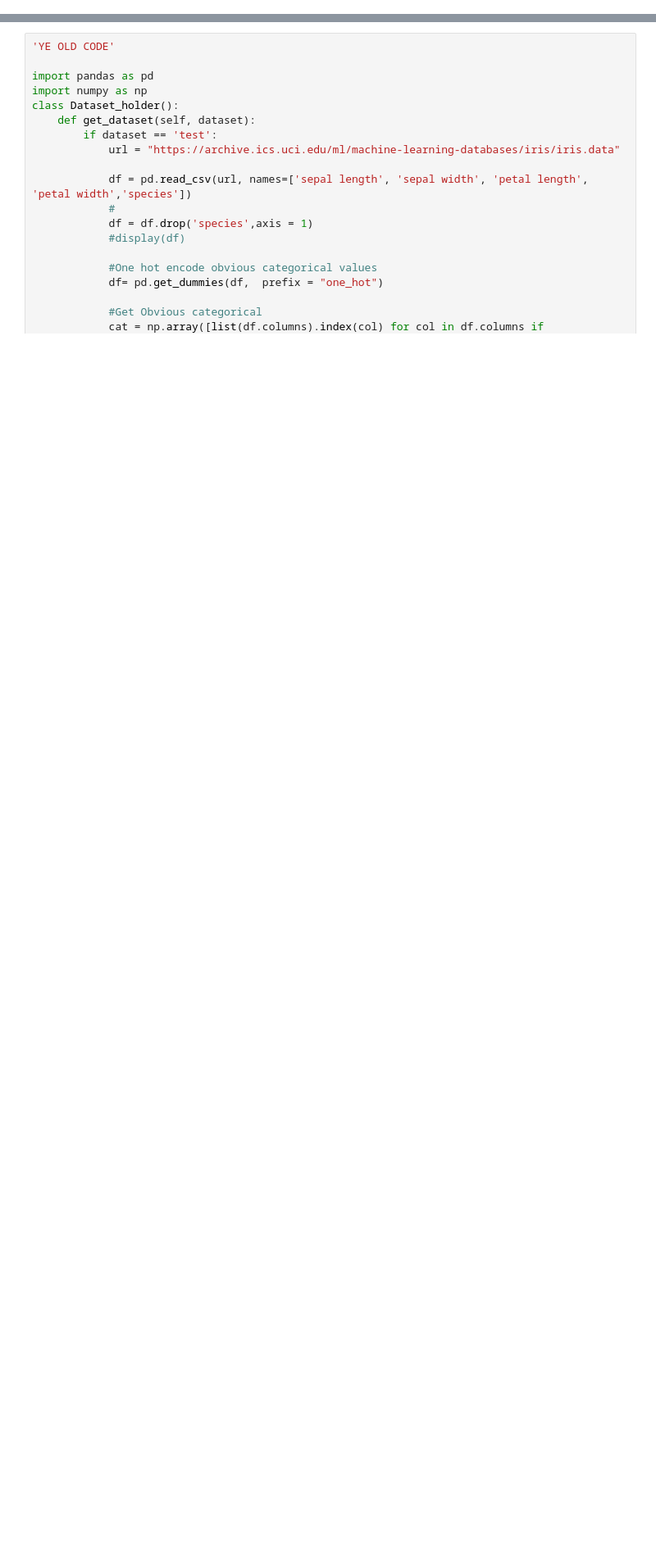
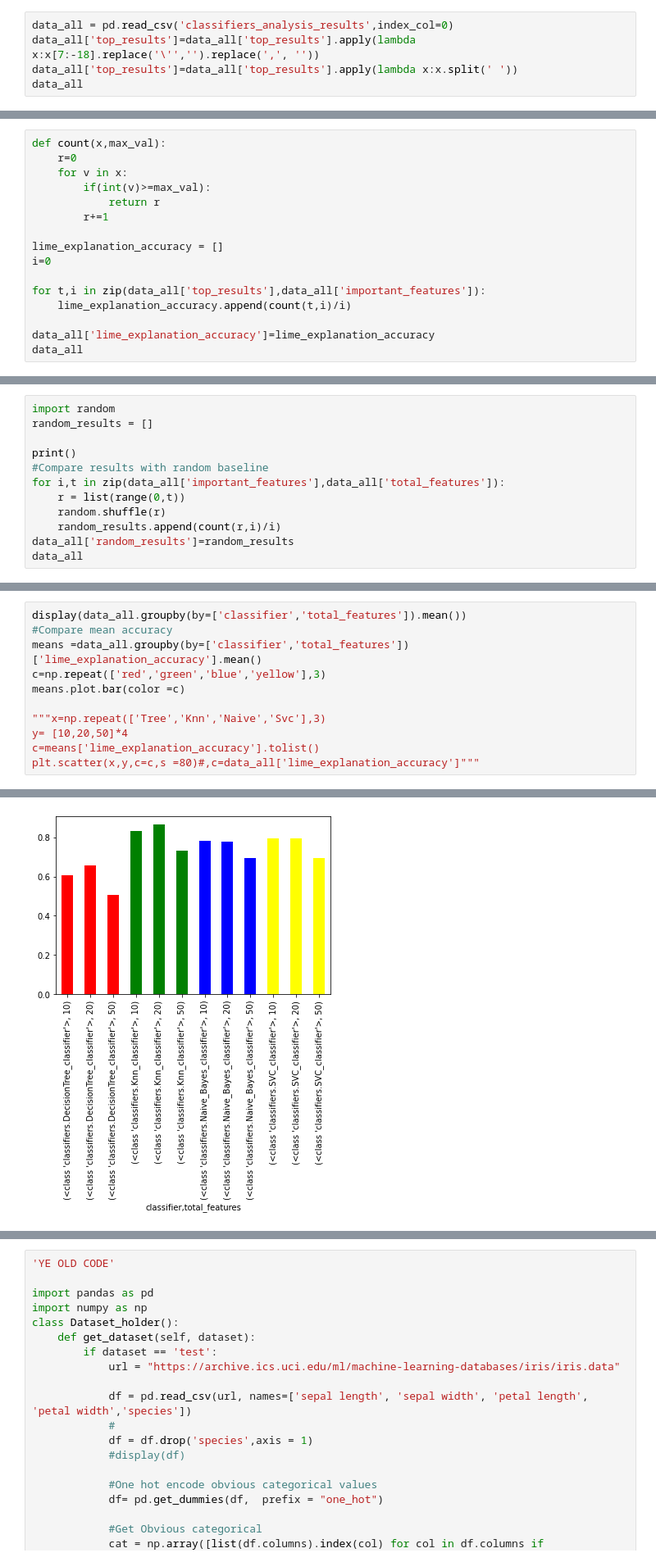
Before and after one commit to CristianLeoni/Master_thesis, a Jupyter notebook: dataset_exploration.ipynb, the cells around one changed output, grey strips where cells are left out. Shown at 82% size. Cells and saved outputs as stored; diff of their text form; blank space fills up the shorter version.

```diff
--- a/dataset_exploration.ipynb
+++ b/dataset_exploration.ipynb
@@ -75,0 +384,5 @@ for feature in data.columns:
+# %%
+data_all = pd.read_csv('classifiers_analysis_results',index_col=0)
+data_all['top_results']=data_all['top_results'].apply(lambda x:x[7:-18].replace('\'','').replace(',', ''))
+data_all['top_results']=data_all['top_results'].apply(lambda x:x.split(' '))
+data_all
@@ -75,0 +407,16 @@ for feature in data.columns:
+# %%
+def count(x,max_val):
+    r=0
+    for v in x:
+        if(int(v)>=max_val):
+            return r
+        r+=1
+
+lime_explanation_accuracy = []
+i=0
+
+for t,i in zip(data_all['top_results'],data_all['important_features']):
+    lime_explanation_accuracy.append(count(t,i)/i)
+
+data_all['lime_explanation_accuracy']=lime_explanation_accuracy
+data_all
@@ -75,0 +441,12 @@ for feature in data.columns:
+# %%
+import random
+random_results = []
+
+print()
+#Compare results with random baseline
+for i,t in zip(data_all['important_features'],data_all['total_features']):
+    r = list(range(0,t))
+    random.shuffle(r)
+    random_results.append(count(r,i)/i)
+data_all['random_results']=random_results
+data_all
@@ -75,0 +508,12 @@ for feature in data.columns:
+# %%
+display(data_all.groupby(by=['classifier','total_features']).mean())
+#Compare mean accuracy
+means =data_all.groupby(by=['classifier','total_features'])['lime_explanation_accuracy'].mean()
+c=np.repeat(['red','green','blue','yellow'],3)
+means.plot.bar(color =c)
+
+"""x=np.repeat(['Tree','Knn','Naive','Svc'],3)
+y= [10,20,50]*4
+c=means['lime_explanation_accuracy'].tolist()
+plt.scatter(x,y,c=c,s =80)#,c=data_all['lime_explanation_accuracy']"""
+# %% [output]
@@ -75,0 +535 @@ for feature in data.columns:
+[figure, added]
```
Also changed, not shown: parts of 28 cells of this notebook, 43 other files.
